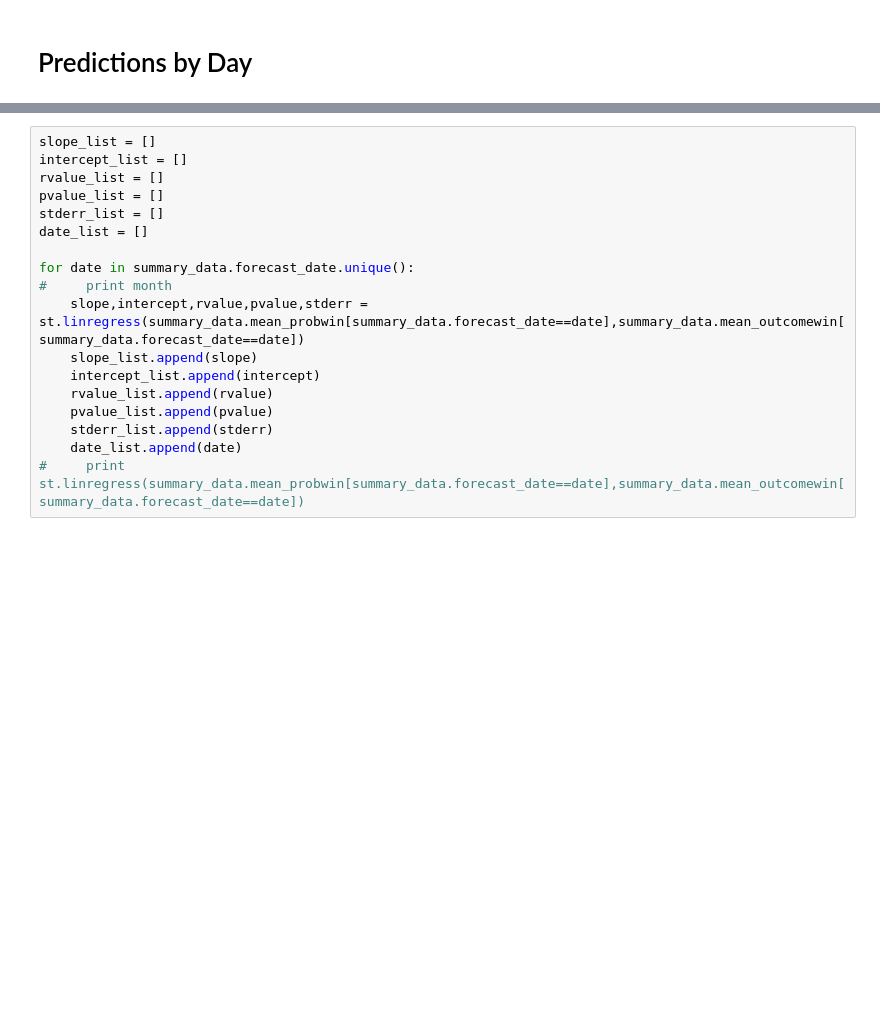
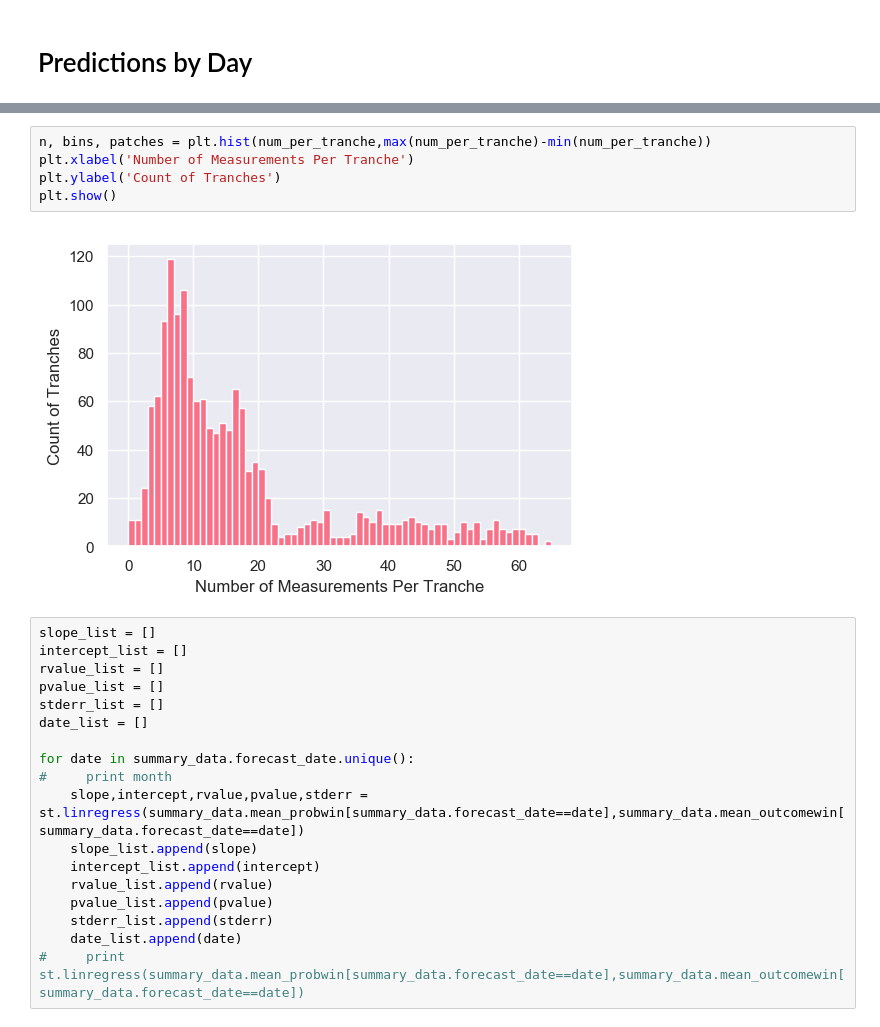
Before and after one commit to davidasiegel/Nate_Silver_Presidential_Elections, a Jupyter notebook: election_nate_silver.ipynb, the cells around one changed output, grey strips where cells are left out. Cells and saved outputs as stored; diff of their text form; blank space fills up the shorter version.

```diff
--- a/election_nate_silver.ipynb
+++ b/election_nate_silver.ipynb
@@ -110,4 +103,11 @@ summary_data
 1540 rows × 6 columns
+# %%
+n, bins, patches = plt.hist(num_per_tranche,max(num_per_tranche)-min(num_per_tranche))
+plt.xlabel('Number of Measurements Per Tranche')
+plt.ylabel('Count of Tranches')
+plt.show()
+# %% [output]
+[figure, added]
 # %%
 slope_list = []
 intercept_list = []
```
Also changed, not shown: parts of 16 cells of this notebook.
